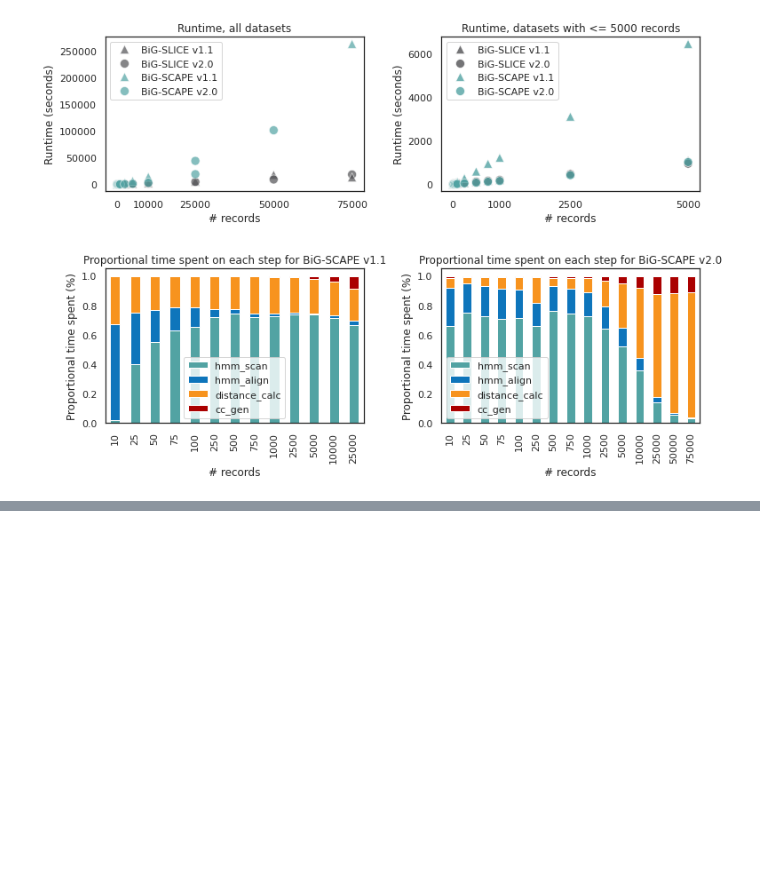
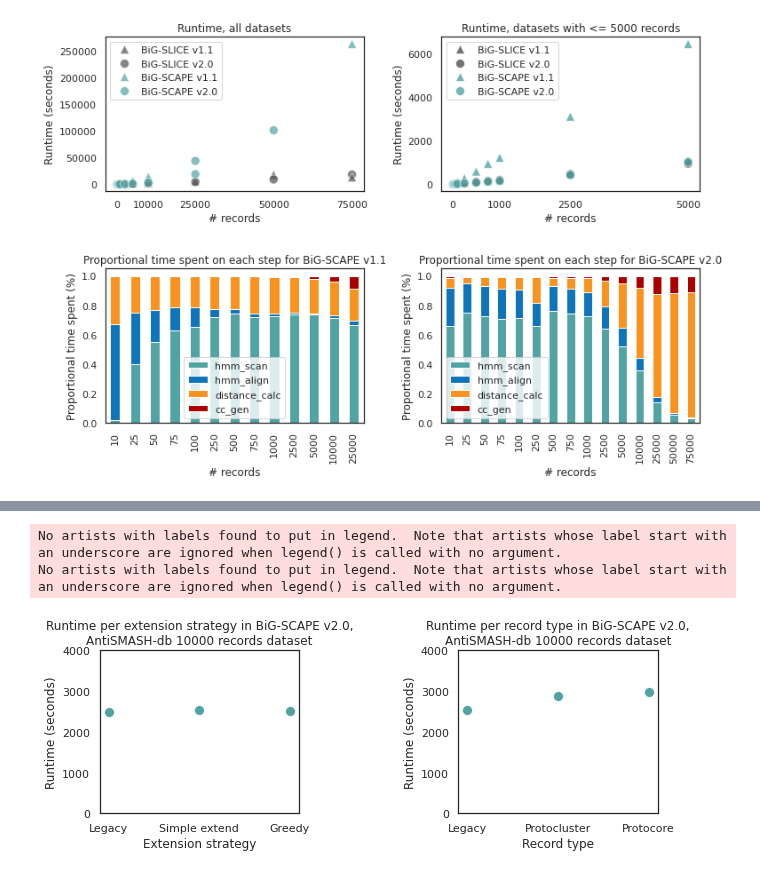
Before and after one commit to adraismawur/bigscape-v2-notebooks, a Jupyter notebook: runtimes.ipynb, the cells around one changed output, grey strips where cells are left out. Drawn from its saved outputs; the diff is of its cells as text; code cells hidden in the pictures; blank space fills up the shorter version.

```diff
--- a/runtimes.ipynb
+++ b/runtimes.ipynb
@@ -357,0 +252,64 @@ No artists with labels found to put in legend.  Note that artists whose label st
+# %%
+# collate into one image
+
+fig, axes = plt.subplots(1, 2, figsize=(10, 3))
+ax = fig.gca()
+a = ax.scatter([0],[0], marker='^')
+b = ax.scatter([0],[0], marker='o')
+triangle_mk, = a.get_paths()
+dot_mk, = b.get_paths()
+a.remove()
+b.remove()
+
+
+## 10k antismash-db dataset
+
+### runtime per extension strategy
+strategies = mode_10k_totals[mode_10k_totals.index.isin(["legacy", "simple", "greedy"])]
+sns.scatterplot(
+    ax=axes[0],
+    data=strategies,
+    x=strategies.index,
+    y="total",
+    s=100,
+    color=COLORS["bigscape_blue"],
+)
+axes[0].set_title("Runtime per extension strategy in BiG-SCAPE v2.0,\nAntiSMASH-db 10000 records dataset")
+axes[0].set_xlabel("Extension strategy")
+# change the tick labels. this depends on the correct order of samples so be careful
+axes[0].set_xticklabels(["Legacy", "Simple extend", "Greedy"])
+axes[0].set_ylabel("Runtime (seconds)")
+axes[0].set_ylim(0, 4000)
+axes[0].legend().remove()
+
+
+### runtime per record type
+record_types = mode_10k_totals[mode_10k_totals.index.isin(["legacy", "protocluster", "proto_core"])]
+sns.scatterplot(
+    ax=axes[1],
+    data=record_types,
+    x=record_types.index,
+    y="total",
+    s=100,
+    color=COLORS["bigscape_blue"]
+)
+axes[1].set_title("Runtime per record type in BiG-SCAPE v2.0,\nAntiSMASH-db 10000 records dataset")
+axes[1].set_xlabel("Record type")
+# change the tick labels. this depends on the correct order of samples so be careful
+axes[1].set_xticklabels(["Legacy", "Protocluster", "Protocore"])
+axes[1].set_ylabel("Runtime (seconds)")
+axes[1].set_ylim(0, 4000)
+axes[1].legend().remove()
+
+# increase margins
+plt.subplots_adjust(hspace=0.5)
+plt.subplots_adjust(wspace=0.8)
+
+
+
+# save as svg
+fig.savefig("bigscape_v2_option_runtimes.svg")
+# %% [output]
+No artists with labels found to put in legend.  Note that artists whose label start with an underscore are ignored when legend() is called with no argument.
+No artists with labels found to put in legend.  Note that artists whose label start with an underscore are ignored when legend() is called with no argument.
+[figure, added]
```
Also changed, not shown: parts of 1 cell of this notebook.
